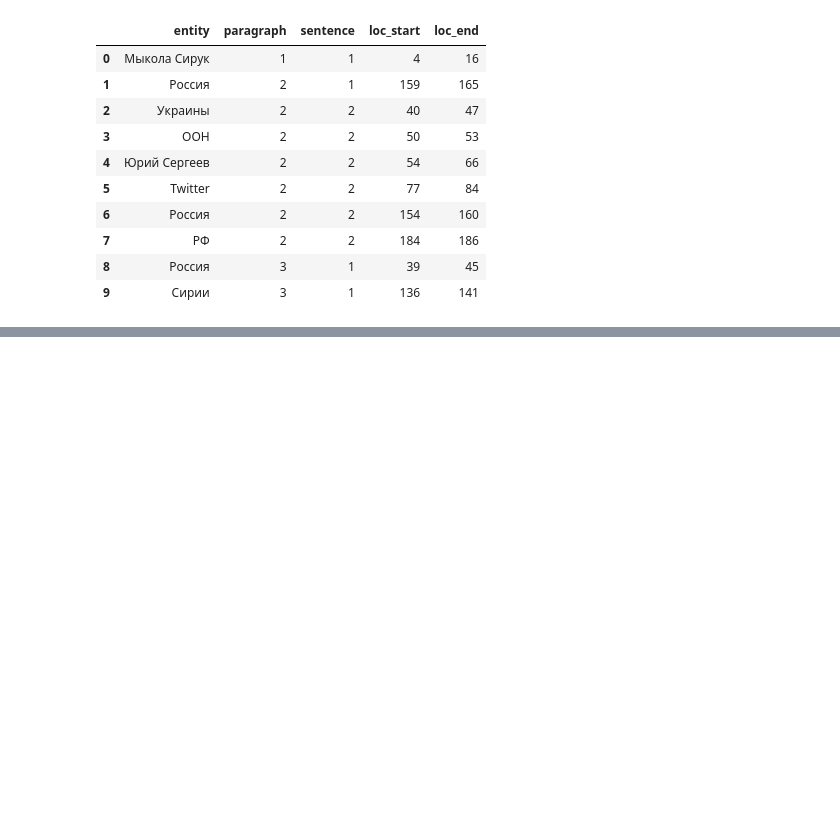
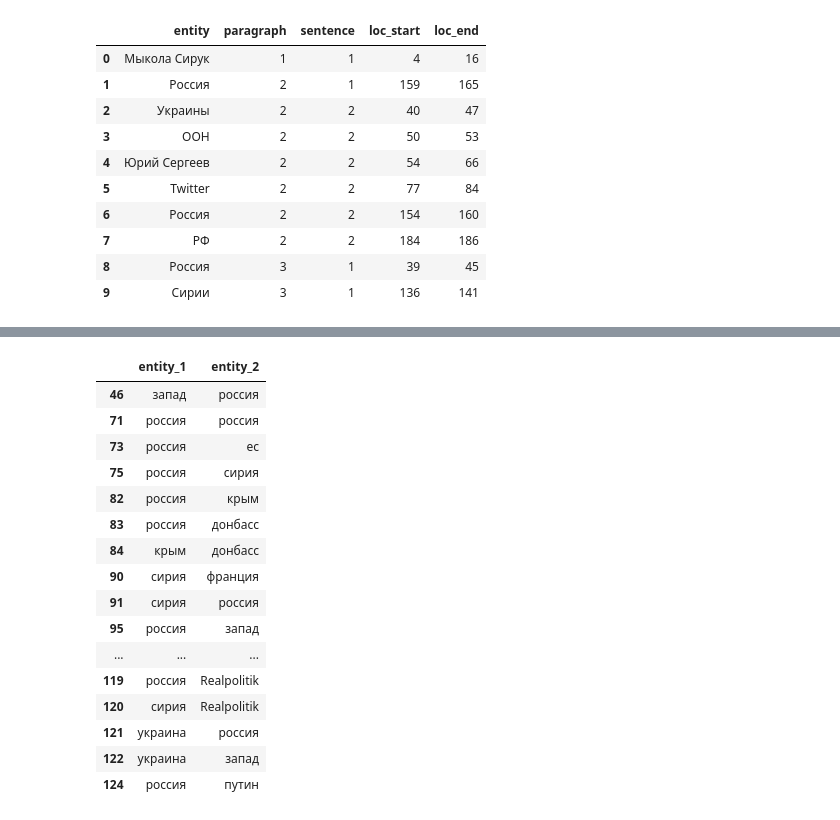
Before and after one commit to DmitrySerg/HSE-NLP-Summer-School, a Jupyter notebook: NLP_summerschool.ipynb, the cells around one changed output, grey strips where cells are left out. Drawn from its saved outputs; the diff is of its cells as text; code cells hidden in the pictures; blank space fills up the shorter version.

```diff
--- a/NLP_summerschool.ipynb
+++ b/NLP_summerschool.ipynb
@@ -334,3 +365,39 @@ def getMorphCase(word):
+# %%
+N_ENTITIES = 2 # глобальный параметр, сколько сущностей будем перебирать для текущей
+PAIRS = pd.DataFrame(columns=["entity_1", "entity_2"])
+ent_1_number = 0
+while ent_1_number < len(ENTITIES):
+
+    entity_1 = ENTITIES.entity[ent_1_number]
+    for ent_2_number in range(N_ENTITIES):
+
+        try:
+            ent_2_number = ent_1_number+ent_2_number+1
+            entity_2 = ENTITIES.entity[ent_2_number]
+            par_dist, sent_dist = distances(ent_1_number, ent_2_number)
+
+            cur_sentence = text[ENTITIES.loc[ent_1_number].paragraph][ENTITIES.loc[ent_1_number].sentence]
+            cur_sentence = tknzr.tokenize(cur_sentence)
+            for word in cur_sentence:
+                if (len(word)<3) or (word.isdigit()):
+                    cur_sentence.remove(word)
+            sentiment = []
+
+            for word in cur_sentence:
+                sentiment.append(getSentimentCertainity(word)[0])
+
+            if len([x for x in sentiment if x!="NaN"]) != 0:
+                if entity_1 != entity_2:
+                    if par_dist == 0: # в одном абзаце
+                        if sent_dist == 0: # в одном предложении
+                             # не равны друг другу
+                            PAIRS = PAIRS.append({"entity_1":entity_1,
+                                                  "entity_2":entity_2}, ignore_index=True)
+
+
+        except:
+            continue
+    ent_1_number += 1
 # %%
 print(loadText(10))
 # %% [output]
@@ -474,0 +514,24 @@ PAIRS
+# %%
+PAIRS_lemmatized = PAIRS.copy()
+PAIRS_lemmatized["entity_1"] = PAIRS_lemmatized["entity_1"].apply(lambda x: lemmatize(x))
+PAIRS_lemmatized["entity_2"] = PAIRS_lemmatized["entity_2"].apply(lambda x: lemmatize(x))
+# %%
+PAIRS_lemmatized[PAIRS_lemmatized.duplicated()].drop_duplicates()
+# %% [output]
+|  | entity_1 | entity_2 |
+| 46 | запад | россия |
+| 71 | россия | россия |
+| 73 | россия | ес |
+| 75 | россия | сирия |
+| 82 | россия | крым |
+| 83 | россия | донбасс |
+| 84 | крым | донбасс |
+| 90 | сирия | франция |
+| 91 | сирия | россия |
+| 95 | россия | запад |
+| ... | ... | ... |
+| 119 | россия | Realpolitik |
+| 120 | сирия | Realpolitik |
+| 121 | украина | россия |
+| 122 | украина | запад |
+| 124 | россия | путин |
```
Also changed, not shown: parts of 20 cells of this notebook.
